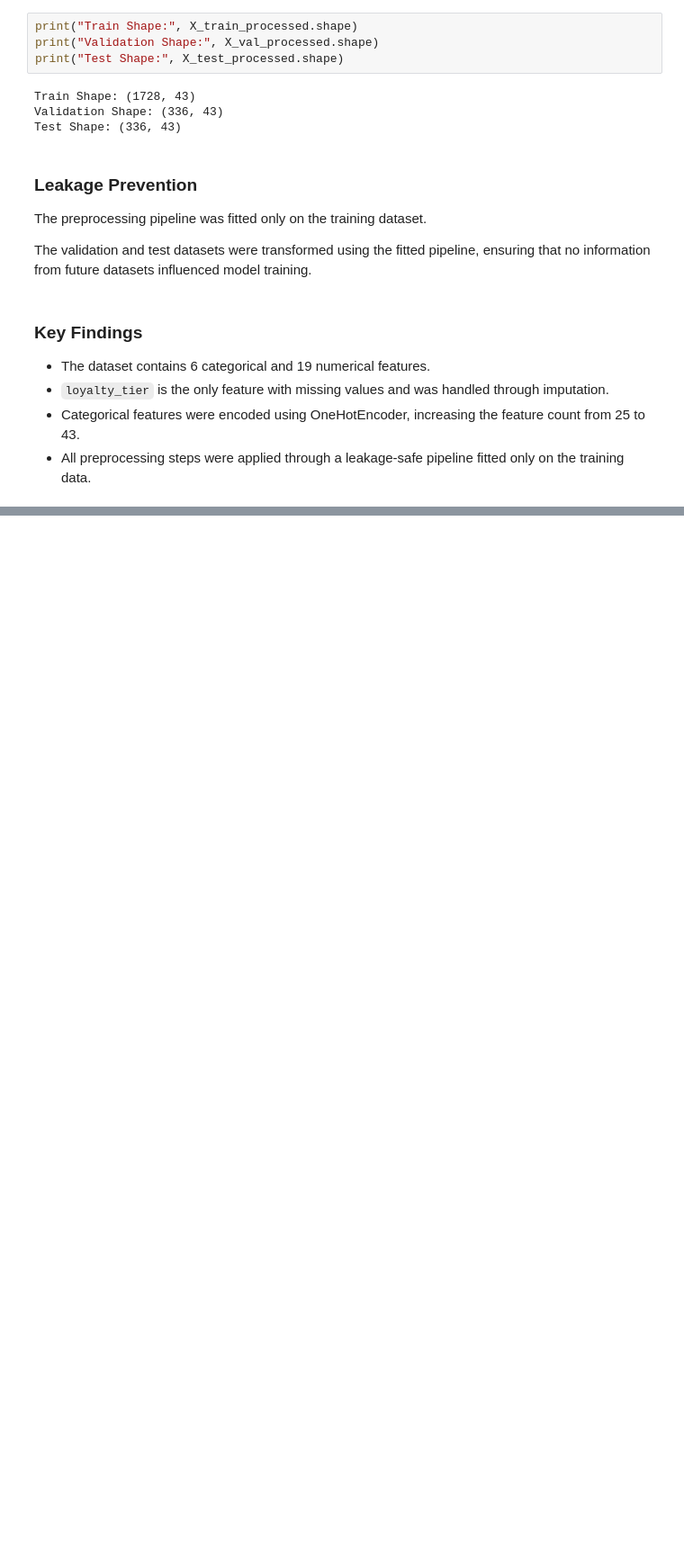
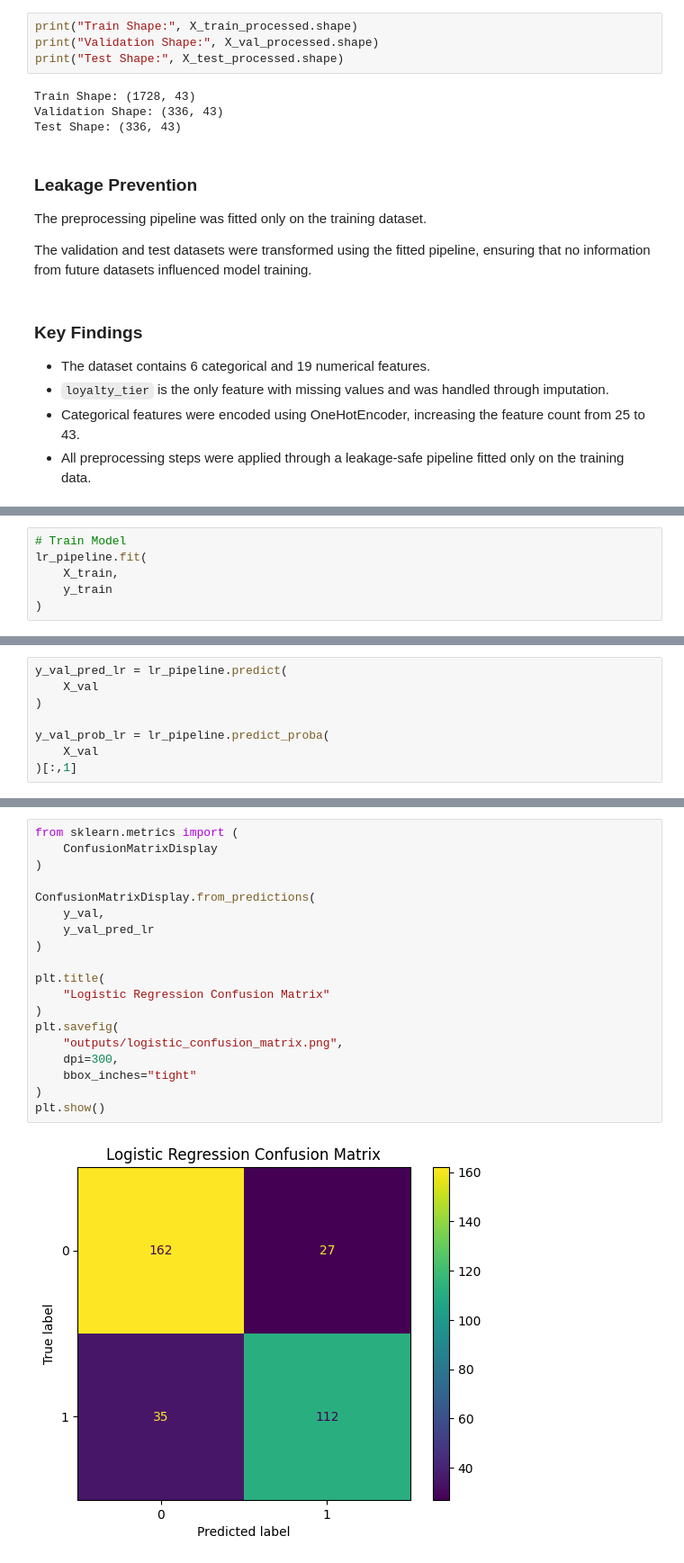
Before and after one commit to Deepika825325/part3-churn-prediction-model-card, a Jupyter notebook: churn_model.ipynb, the cells around one changed output, grey strips where cells are left out. Shown at 90% size. Cells and saved outputs as stored; diff of their text form; blank space fills up the shorter version.

Commit message:
Churn_model.ipynb complete

```diff
--- a/churn_model.ipynb
+++ b/churn_model.ipynb
@@ -1142,0 +1192,6 @@ The validation and test datasets were transformed using the fitted pipeline, ens
+# %%
+# Train Model
+lr_pipeline.fit(
+    X_train,
+    y_train
+)
@@ -1142,0 +1218,8 @@ The validation and test datasets were transformed using the fitted pipeline, ens
+# %%
+y_val_pred_lr = lr_pipeline.predict(
+    X_val
+)
+
+y_val_prob_lr = lr_pipeline.predict_proba(
+    X_val
+)[:,1]
@@ -1142,0 +1297,21 @@ The validation and test datasets were transformed using the fitted pipeline, ens
+# %%
+from sklearn.metrics import (
+    ConfusionMatrixDisplay
+)
+
+ConfusionMatrixDisplay.from_predictions(
+    y_val,
+    y_val_pred_lr
+)
+
+plt.title(
+    "Logistic Regression Confusion Matrix"
+)
+plt.savefig(
+    "outputs/logistic_confusion_matrix.png",
+    dpi=300,
+    bbox_inches="tight"
+)
+plt.show()
+# %% [output]
+[figure, added]
```
Also changed, not shown: parts of 107 cells of this notebook, 17 other files.
